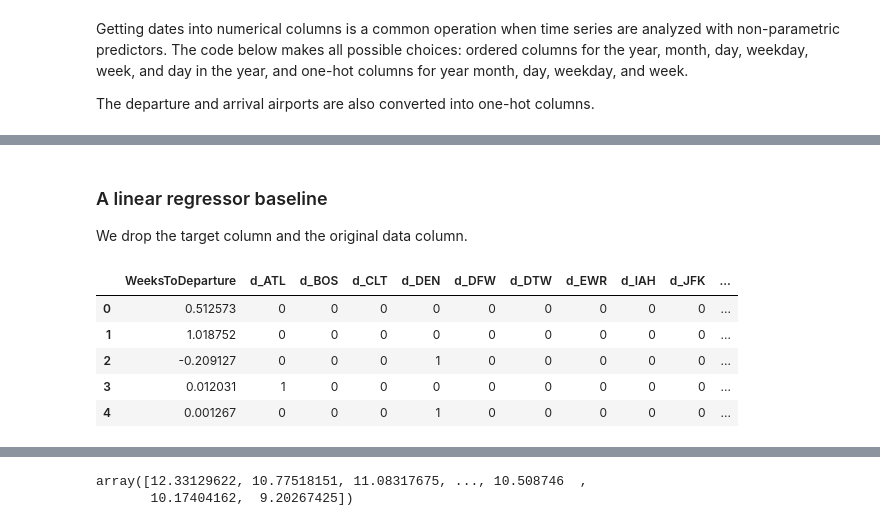
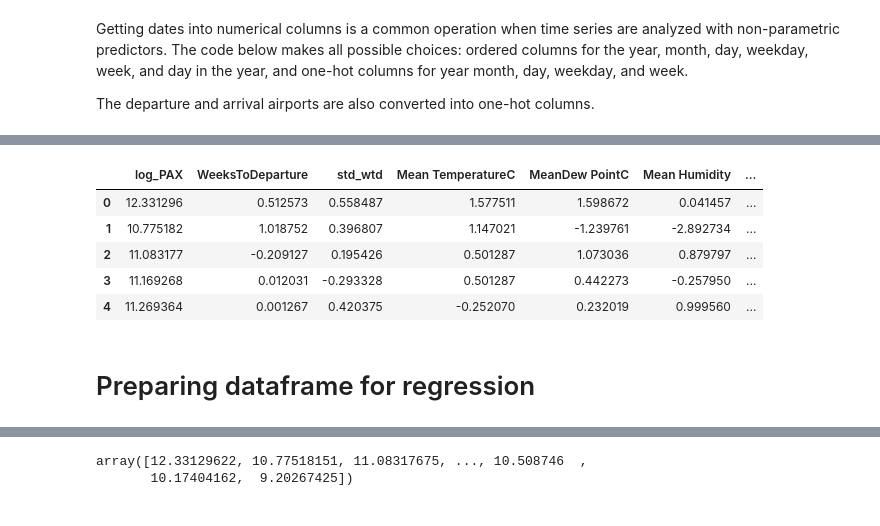
Before and after one commit to AdrienToulouse/Predicting_air_traffic, a Jupyter notebook: air_pass_Adrien-2.ipynb, the cells around one changed output, grey strips where cells are left out. Drawn from its saved outputs; the diff is of its cells as text; code cells hidden in the pictures.

```diff
--- a/air_pass_Adrien-2.ipynb
+++ b/air_pass_Adrien-2.ipynb
@@ -142,0 +155,8 @@ X_encoded.head()
+# %%
+X_encoded['Events'].fillna(0, inplace=True)
+X_encoded['Events'] = X_encoded['Events'].replace(['Rain','Rain-Thunderstorm','Fog','Fog-Rain-Thunderstorm', \
+                                                         'Rain-Snow','Snow','Fog-Rain','Thunderstorm','Fog-Snow', \
+                                                         'Fog-Rain-Snow','Fog-Rain-Snow-Thunderstorm', \
+                                                         'Rain-Snow-Thunderstorm','Rain-Hail-Thunderstorm', \
+                                                         'Fog-Rain-Hail-Thunderstorm', \
+                                                         'Rain-Thunderstorm-Tornado'], 1)
@@ -143,5 +186,4 @@ X_encoded.head()
+# %%
+X_encoded['Precipitationmm'] = X_encoded['Precipitationmm'].replace(['T'], 0.00)
 # %%
-from sklearn.preprocessing import StandardScaler
-X_encoded.drop(['year', 'month','day','weekday','week','n_days','DateOfDeparture','std_wtd'], axis=1, inplace=True)
-X_encoded['WeeksToDeparture'] = StandardScaler().fit_transform(X_encoded['WeeksToDeparture'].values.reshape(-1, 1))
-X_encoded.head()
+X_encoded.drop(['year', 'month', 'day', 'weekday', 'week', 'n_days','DateOfDeparture'], axis=1, inplace=True)
@@ -155,4 +189,0 @@ X_encoded.head()
-# %% [markdown]
-### A linear regressor baseline
-
-We drop the target column and the original data column.
@@ -163,9 +190,13 @@ X_array = features.values
-# %%
-features.head()
-# %% [output]
-|  | WeeksToDeparture | d_ATL | d_BOS | d_CLT | d_DEN | d_DFW | d_DTW | d_EWR | d_IAH | d_JFK | ... |
-| 0 | 0.512573 | 0 | 0 | 0 | 0 | 0 | 0 | 0 | 0 | 0 | ... |
-| 1 | 1.018752 | 0 | 0 | 0 | 0 | 0 | 0 | 0 | 0 | 0 | ... |
-| 2 | -0.209127 | 0 | 0 | 0 | 1 | 0 | 0 | 0 | 0 | 0 | ... |
-| 3 | 0.012031 | 1 | 0 | 0 | 0 | 0 | 0 | 0 | 0 | 0 | ... |
-| 4 | 0.001267 | 0 | 0 | 0 | 1 | 0 | 0 | 0 | 0 | 0 | ... |
+# %%
+X_encoded.loc[:, 'WeeksToDeparture' : 'CloudCover'] = StandardScaler().fit_transform(
+    X_encoded.loc[:, 'WeeksToDeparture' : 'CloudCover'])
+X_encoded.head()
+# %% [output]
+|  | log_PAX | WeeksToDeparture | std_wtd | Mean TemperatureC | MeanDew PointC | Mean Humidity | ... |
+| 0 | 12.331296 | 0.512573 | 0.558487 | 1.577511 | 1.598672 | 0.041457 | ... |
+| 1 | 10.775182 | 1.018752 | 0.396807 | 1.147021 | -1.239761 | -2.892734 | ... |
+| 2 | 11.083177 | -0.209127 | 0.195426 | 0.501287 | 1.073036 | 0.879797 | ... |
+| 3 | 11.169268 | 0.012031 | -0.293328 | 0.501287 | 0.442273 | -0.257950 | ... |
+| 4 | 11.269364 | 0.001267 | 0.420375 | -0.252070 | 0.232019 | 0.999560 | ... |
+# %% [markdown]
+# Preparing dataframe for regression
```
Also changed, not shown: parts of 50 cells of this notebook.
